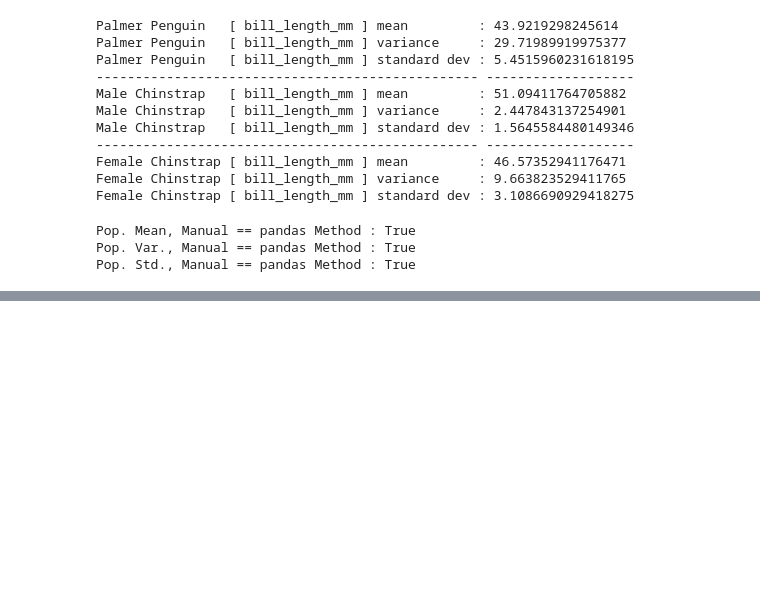
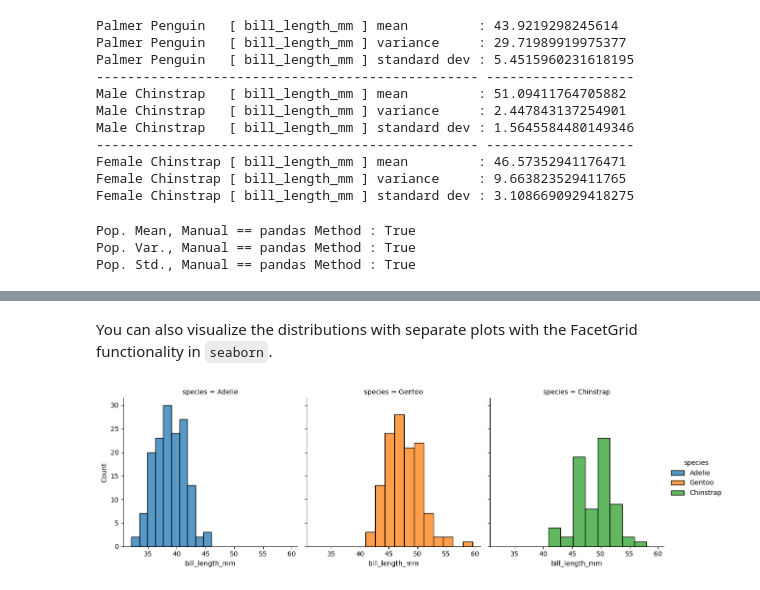
Before and after one commit to mragsac/bnfo262-2026-teaching, a Jupyter notebook: module-2-statistics/Day1_Introduction-to-Palmer-Penguins_COMPLETE.ipynb, the cells around one changed output, grey strips where cells are left out. Drawn from its saved outputs; the diff is of its cells as text; code cells hidden in the pictures; blank space fills up the shorter version.

```diff
--- a/module-2-statistics/Day1_Introduction-to-Palmer-Penguins_COMPLETE.ipynb
+++ b/module-2-statistics/Day1_Introduction-to-Palmer-Penguins_COMPLETE.ipynb
@@ -572,0 +590,15 @@ plt.show()
+# %% [markdown]
+You can also visualize the distributions with separate plots with the FacetGrid functionality in `seaborn`.
+# %%
+# TODO
+
+# --------------------------------------------------
+# Answer
+# --------------------------------------------------
+g = sns.FacetGrid(data=df, col="species", hue="species", height=4, aspect=1)
+g.map_dataframe(sns.histplot, x="bill_length_mm")
+g.add_legend()
+
+plt.show()
+# %% [output]
+[figure, added]
```
Also changed, not shown: parts of 29 cells of this notebook, 1 other file.
